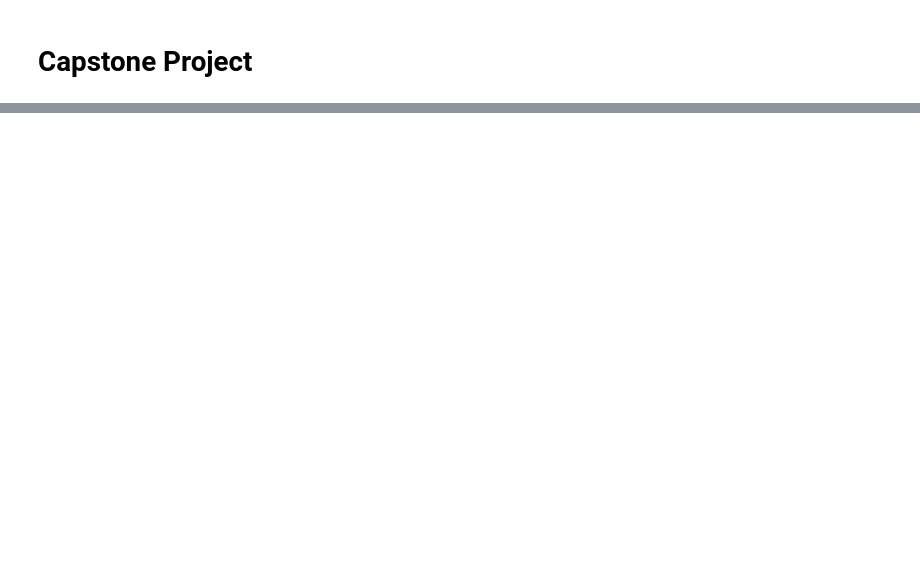
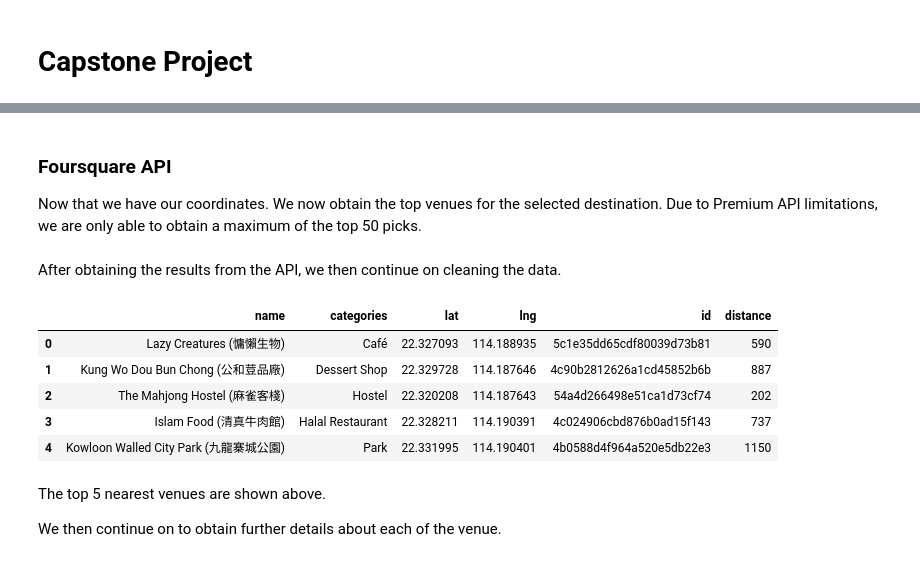
Before and after one commit to norvylle/Coursera_Capstone, a Jupyter notebook: Capstone Project Notebook.ipynb, the cells around one changed output, grey strips where cells are left out. Drawn from its saved outputs; the diff is of its cells as text; code cells hidden in the pictures; blank space fills up the shorter version.

```diff
--- a/Capstone Project Notebook.ipynb
+++ b/Capstone Project Notebook.ipynb
@@ -16,0 +49,4 @@ Data needed for this project would include Geospatial Coordinates data obtained
+# %% [markdown]
+### Foursquare API
+
+Now that we have our coordinates. We now obtain the top venues for the selected destination. Due to Premium API limitations, we are only able to obtain a maximum of the top 50 picks.
@@ -16,0 +61,41 @@ Data needed for this project would include Geospatial Coordinates data obtained
+# %% [markdown]
+After obtaining the results from the API, we then continue on cleaning the data.
+# %%
+# Function to extract desired data
+def get_category_type(row):
+    try:
+        categories_list = row['categories']
+    except:
+        categories_list = row['venue.categories']
+
+    if len(categories_list) == 0:
+        return None
+    else:
+        return categories_list[0]['name']
+# %%
+venues = results['response']['groups'][0]['items']
+
+nearby_venues = json_normalize(venues) # flatten JSON
+
+# filter columns
+filtered_columns = ['venue.name', 'venue.categories', 'venue.location.lat', 'venue.location.lng', 'venue.id', 'venue.location.distance']
+nearby_venues =nearby_venues.loc[:, filtered_columns]
+
+# filter the category for each row
+nearby_venues['venue.categories'] = nearby_venues.apply(get_category_type, axis=1)
+
+# clean columns
+nearby_venues.columns = [col.split(".")[-1] for col in nearby_venues.columns]
+
+nearby_venues.head()
+# %% [output]
+|  | name | categories | lat | lng | id | distance |
+| 0 | Lazy Creatures (慵懶生物) | Café | 22.327093 | 114.188935 | 5c1e35dd65cdf80039d73b81 | 590 |
+| 1 | Kung Wo Dou Bun Chong (公和荳品廠) | Dessert Shop | 22.329728 | 114.187646 | 4c90b2812626a1cd45852b6b | 887 |
+| 2 | The Mahjong Hostel (麻雀客棧) | Hostel | 22.320208 | 114.187643 | 54a4d266498e51ca1d73cf74 | 202 |
+| 3 | Islam Food (清真牛肉館) | Halal Restaurant | 22.328211 | 114.190391 | 4c024906cbd876b0ad15f143 | 737 |
+| 4 | Kowloon Walled City Park (九龍寨城公園) | Park | 22.331995 | 114.190401 | 4b0588d4f964a520e5db22e3 | 1150 |
+# %% [markdown]
+The top 5 nearest venues are shown above.
+
+We then continue on to obtain further details about each of the venue.
```
Also changed, not shown: parts of 35 cells of this notebook.
